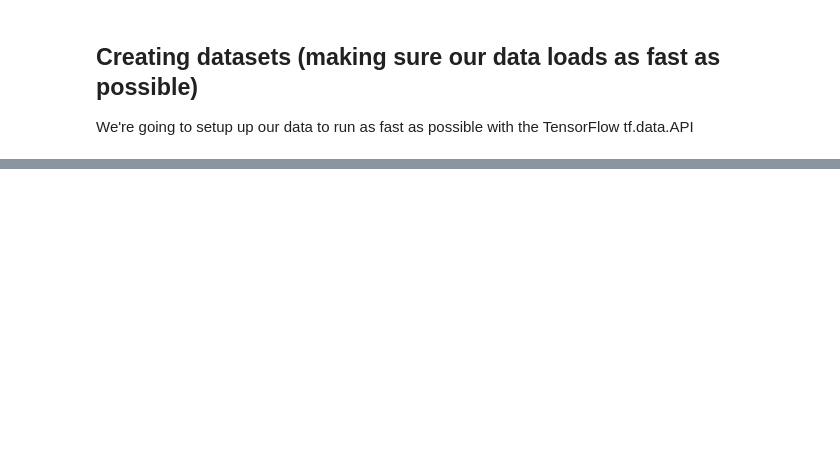
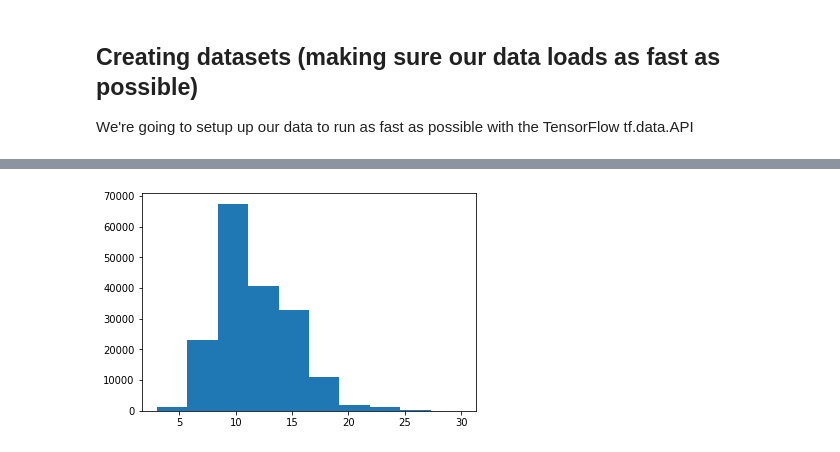
Before and after one commit to ThejasNU/EasySkim, a Jupyter notebook: EasySkim.ipynb, the cells around one changed output, grey strips where cells are left out. Cells and saved outputs as stored; diff of their text form; code cells hidden in the pictures; blank space fills up the shorter version.

```diff
--- a/EasySkim.ipynb
+++ b/EasySkim.ipynb
@@ -415,0 +1016,4 @@ We're going to setup up our data to run as fast as possible with the TensorFlow
+# %%
+plt.hist(train_df['total_lines']);
+# %% [output]
+[figure, added]
```
Also changed, not shown: parts of 87 cells of this notebook, 2 other files.
